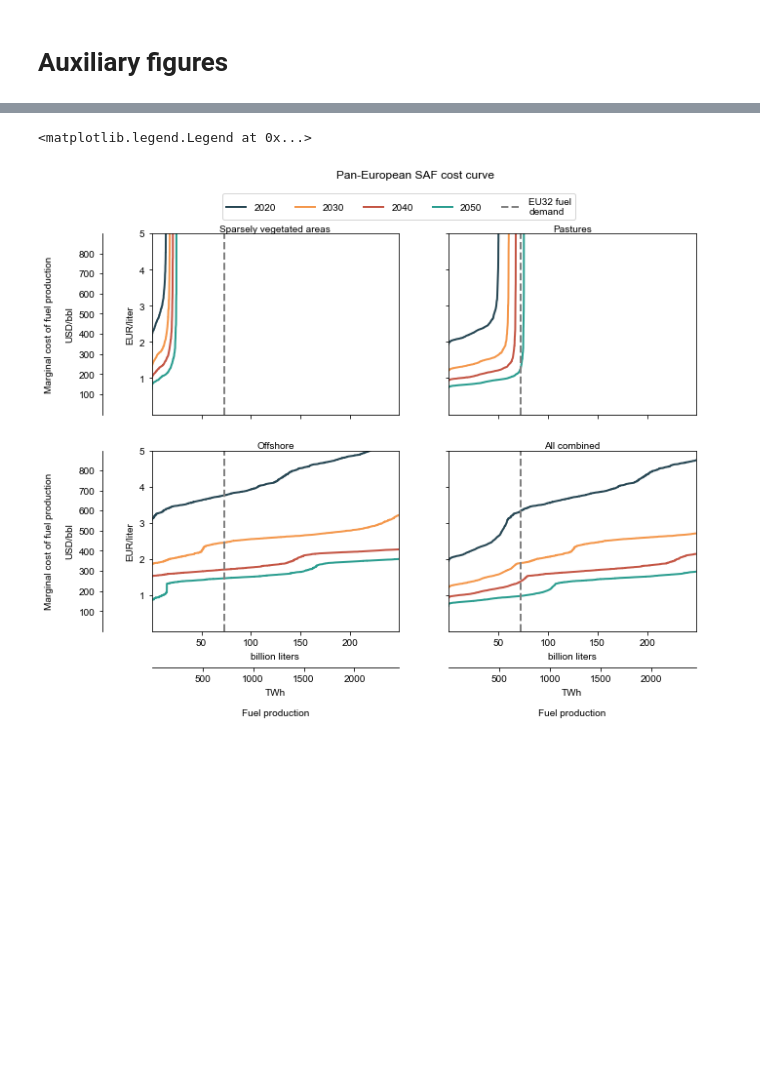
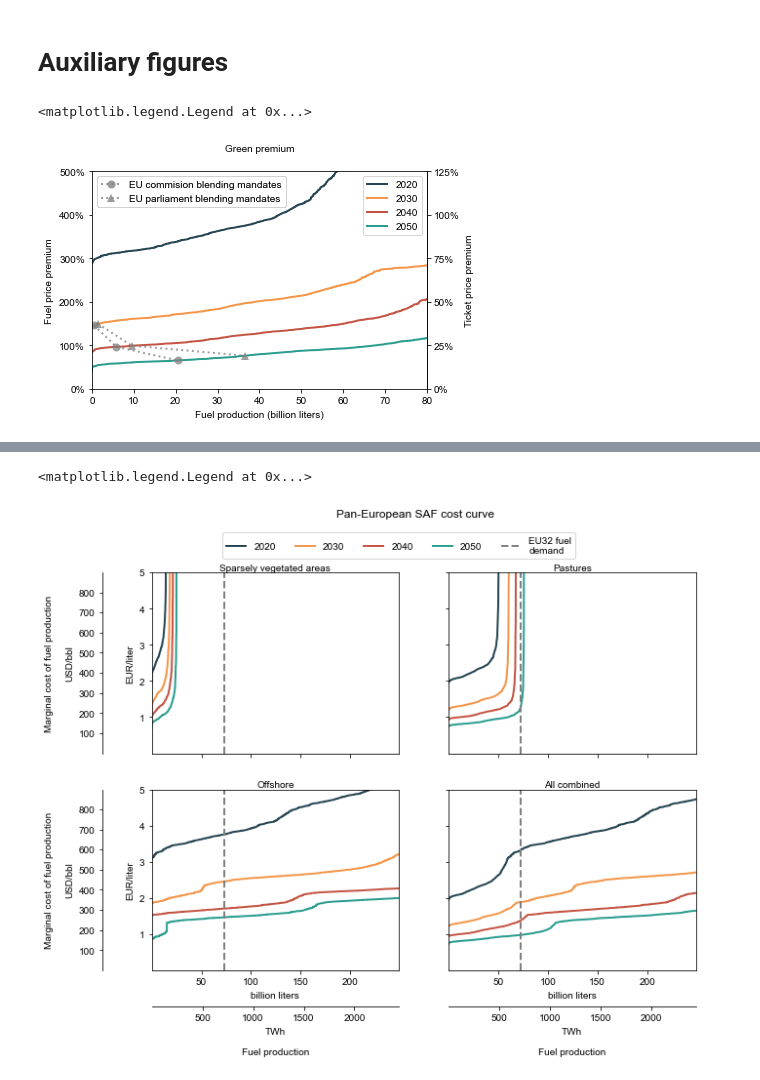
Before and after one commit to kwdseymour/EuroSAFs, a Jupyter notebook: scripts/analysis/cost_curve.ipynb, the cells around one changed output, grey strips where cells are left out. Drawn from its saved outputs; the diff is of its cells as text; code cells hidden in the pictures; blank space fills up the shorter version.

```diff
--- a/scripts/analysis/cost_curve.ipynb
+++ b/scripts/analysis/cost_curve.ipynb
@@ -256,2 +310,53 @@ for j,(land_types,title) in enumerate(zip(scenarios,titles)):
 # %% [markdown]
 # Auxiliary figures
+# %%
+base_cost = 0.5 #EUR/l
+commission_quotas = [0.7, 8, 28]
+commission_quota_volumes = []
+commission_quota_premiums = []
+parliament_quotas = [2, 13, 50]
+parliament_quota_volumes = []
+parliament_quota_premiums = []
+
+fig,ax = plt.subplots(figsize=(6,4))
+
+for i,year in enumerate([2020,2030,2040,2050]):
+    production_potential = calculate_production_potential(results[year],[0,18,32])
+    cost_curve = calculate_cost_curve(production_potential)
+    cost_curve['green_premium_fuel'] = (cost_curve['LCOF_liter']/base_cost-1)*100
+
+    ax.plot(cost_curve['production_liters_cumsum']/1e9,cost_curve['green_premium_fuel'], label=year)
+    if i>0:
+        commission_idx = abs(cost_curve['production_liters_cumsum'] - commission_quotas[i-1]/100*EU32_fuel_demand_liters).argmin()
+        commission_quota_volumes.append(cost_curve.iloc[commission_idx]['production_liters_cumsum']/1e9)
+        commission_quota_premiums.append(cost_curve.iloc[commission_idx]['green_premium_fuel'])
+        parliament_idx = abs(cost_curve['production_liters_cumsum'] - parliament_quotas[i-1]/100*EU32_fuel_demand_liters).argmin()
+        parliament_quota_volumes.append(cost_curve.iloc[parliament_idx]['production_liters_cumsum']/1e9)
+        parliament_quota_premiums.append(cost_curve.iloc[parliament_idx]['green_premium_fuel'])
+
+ax.plot(commission_quota_volumes, commission_quota_premiums, marker='o', c='grey', alpha=0.75, markeredgewidth=0.0, markersize=8, linestyle=':', label='EU commision blending mandates')
+ax.plot(parliament_quota_volumes, parliament_quota_premiums, marker='^', c='grey', alpha=0.75, markeredgewidth=0.0, markersize=8, linestyle=':', label='EU parliament blending mandates')
+
+ax.set_ylim(0,500)
+ax.set_xlim(0,80)
+
+ax.set_ylabel('Fuel price premium', labelpad=5)
+ax.yaxis.set_major_formatter(StrMethodFormatter('{x:.0f}%'))
+
+yax2 = ax.secondary_yaxis('right', functions=(lambda y: y/4, lambda y: y*4))
+yax2.set_ylabel('Ticket price premium', labelpad=5)
+yax2.set_yticks([x/4 for x in ax.get_yticks()]) # Assume fuel costs are 1/4 of the ticket price
+yax2.yaxis.set_major_formatter(StrMethodFormatter('{x:.0f}%'))
+
+ax.set_xlabel('Fuel production (billion liters)', labelpad=5)
+
+
+ax.set_title('Green premium');
+lines = ax.get_lines()
+legend1 = ax.legend([lines[i] for i in [0,1,2,3]], [2020,2030,2040,2050], loc='upper right')
+legend2 = ax.legend([lines[i] for i in [4,5]], ['EU commision blending mandates','EU parliament blending mandates'], loc='upper left')
+ax.add_artist(legend1)
+ax.add_artist(legend2)
+# %% [output]
+<matplotlib.legend.Legend at 0x...>
+[figure, added]
```
Also changed, not shown: parts of 7 cells of this notebook, 1 other file.
